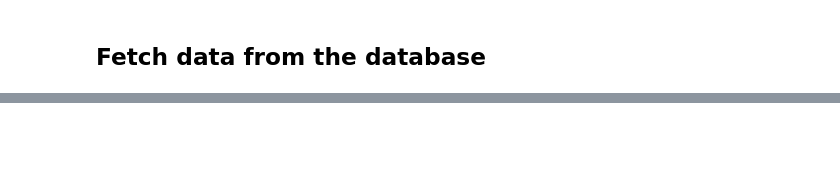
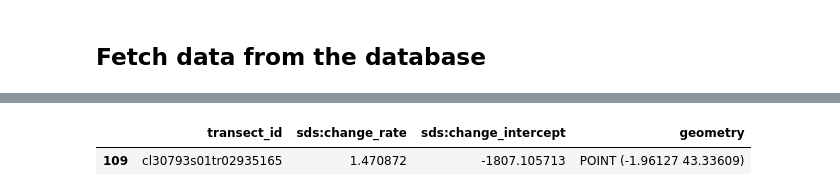
Before and after one commit to TUDelft-CITG/coastpy, a Jupyter notebook: tutorials/shorelinemonitor_change_rate.ipynb, the cells around one changed output, grey strips where cells are left out. Drawn from its saved outputs; the diff is of its cells as text; code cells hidden in the pictures; blank space fills up the shorter version.

```diff
--- a/tutorials/shorelinemonitor_change_rate.ipynb
+++ b/tutorials/shorelinemonitor_change_rate.ipynb
@@ -70,5 +98,11 @@ df.head()
 # %%
 ac = gpd.GeoDataFrame(
-    df[["transect_id", "sds:change_rate"]],
+    df[["transect_id", "sds:change_rate", "sds:change_intercept"]],
     geometry=gpd.GeoSeries.from_xy(df.lon, df.lat, crs=4326),
 )
+# %%
+select = ac[ac.transect_id == "cl30793s01tr02935165"]
+select
+# %% [output]
+|  | transect_id | sds:change_rate | sds:change_intercept | geometry |
+| 109 | cl30793s01tr02935165 | 1.470872 | -1807.105713 | POINT (-1.96127 43.33609) |
```
Also changed, not shown: parts of 9 cells of this notebook, 2 other files.
